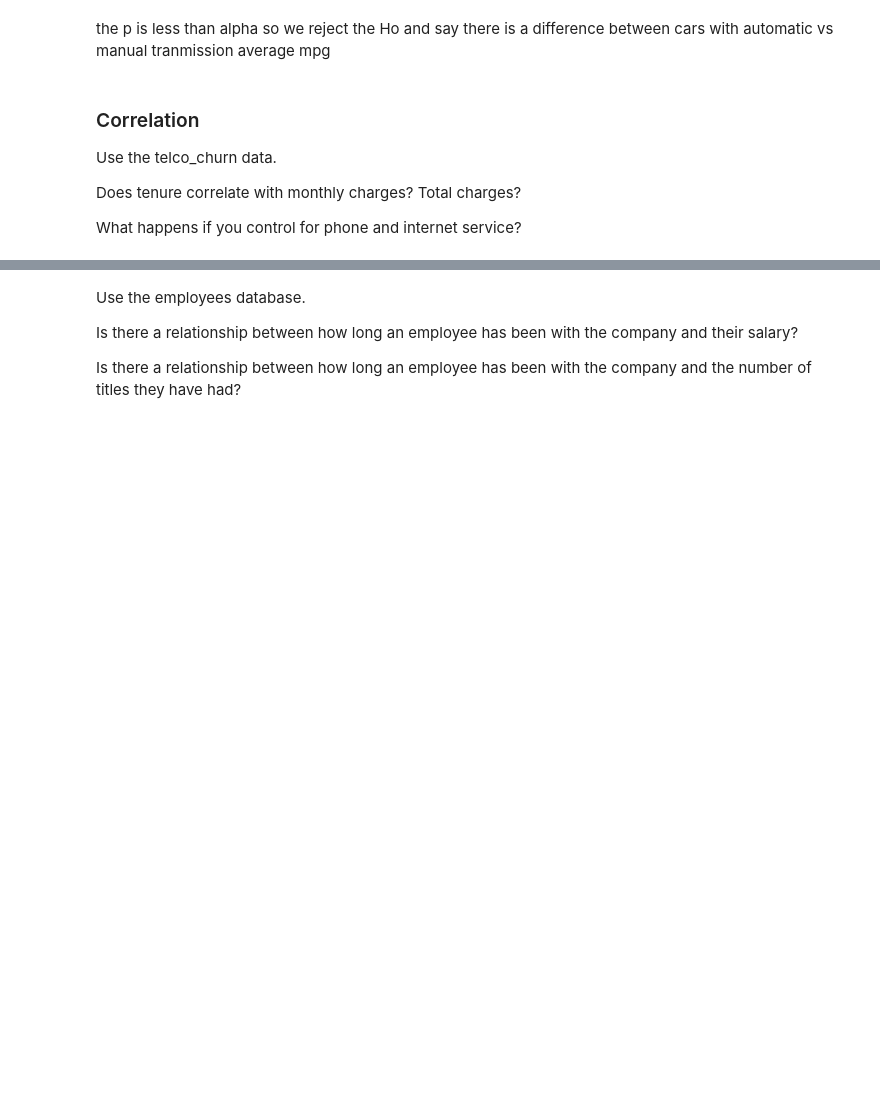
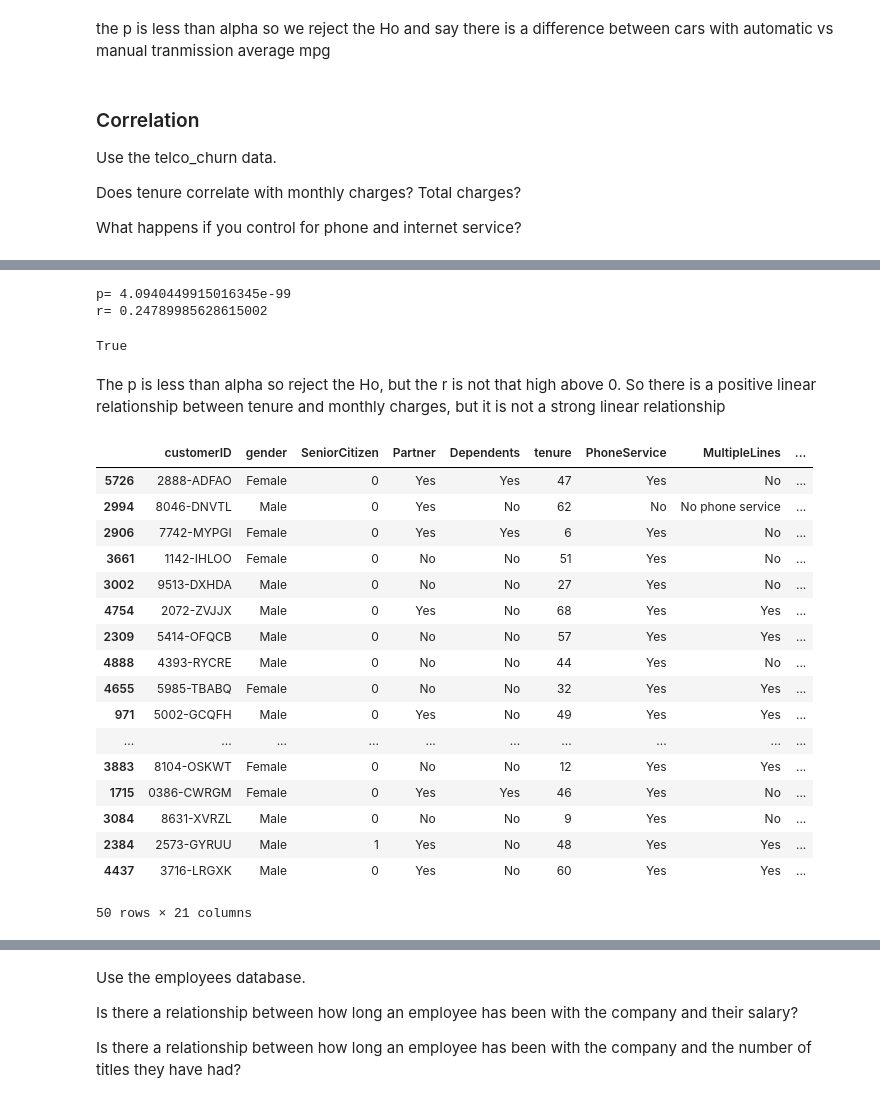
Before and after one commit to RyvynYoung/statistics-exercises, a Jupyter notebook: hypothesis_testing.ipynb, the cells around one changed output, grey strips where cells are left out. Cells and saved outputs as stored; diff of their text form; code cells hidden in the pictures; blank space fills up the shorter version.

```diff
--- a/hypothesis_testing.ipynb
+++ b/hypothesis_testing.ipynb
@@ -476,0 +512,40 @@ What happens if you control for phone and internet service?
+# %%
+# r, p = stats.pearsonr(df.coffee_consumed, df.hours_slept)
+# df.plot.scatter(y='coffee_consumed', x='hours_slept')
+# print('p=', p)
+# print('r=', r)
+
+r, p = stats.pearsonr(telco.MonthlyCharges, telco.tenure)
+print('p=', p)
+print('r=', r)
+# %% [output]
+p= 4.0940449915016345e-99
+r= 0.24789985628615002
+# %%
+p<alpha
+# %% [output]
+True
+# %% [markdown]
+The p is less than alpha so reject the Ho, but the r is not that high above 0. So there is a positive linear relationship between tenure and monthly charges, but it is not a strong linear relationship
+# %%
+# Does tenure correlate with Total charges?
+telco.sample(50)
+# %% [output]
+|  | customerID | gender | SeniorCitizen | Partner | Dependents | tenure | PhoneService | MultipleLines | ... |
+| 5726 | 2888-ADFAO | Female | 0 | Yes | Yes | 47 | Yes | No | ... |
+| 2994 | 8046-DNVTL | Male | 0 | Yes | No | 62 | No | No phone service | ... |
+| 2906 | 7742-MYPGI | Female | 0 | Yes | Yes | 6 | Yes | No | ... |
+| 3661 | 1142-IHLOO | Female | 0 | No | No | 51 | Yes | No | ... |
+| 3002 | 9513-DXHDA | Male | 0 | No | No | 27 | Yes | No | ... |
+| 4754 | 2072-ZVJJX | Male | 0 | Yes | No | 68 | Yes | Yes | ... |
+| 2309 | 5414-OFQCB | Male | 0 | No | No | 57 | Yes | Yes | ... |
+| 4888 | 4393-RYCRE | Male | 0 | No | No | 44 | Yes | No | ... |
+| 4655 | 5985-TBABQ | Female | 0 | No | No | 32 | Yes | Yes | ... |
+| 971 | 5002-GCQFH | Male | 0 | Yes | No | 49 | Yes | Yes | ... |
+| ... | ... | ... | ... | ... | ... | ... | ... | ... | ... |
+| 3883 | 8104-OSKWT | Female | 0 | No | No | 12 | Yes | Yes | ... |
+| 1715 | 0386-CWRGM | Female | 0 | Yes | Yes | 46 | Yes | No | ... |
+| 3084 | 8631-XVRZL | Male | 0 | No | No | 9 | Yes | No | ... |
+| 2384 | 2573-GYRUU | Male | 1 | Yes | No | 48 | Yes | Yes | ... |
+| 4437 | 3716-LRGXK | Male | 0 | Yes | No | 60 | Yes | Yes | ... |
+50 rows × 21 columns
```
Also changed, not shown: parts of 23 cells of this notebook.
